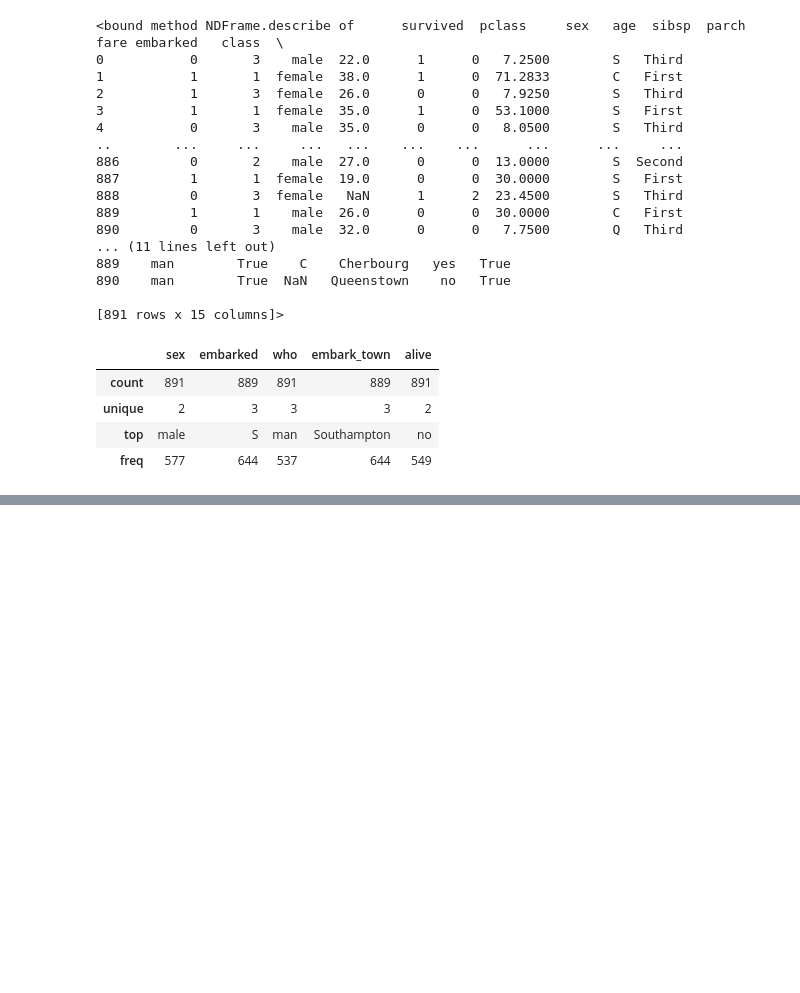
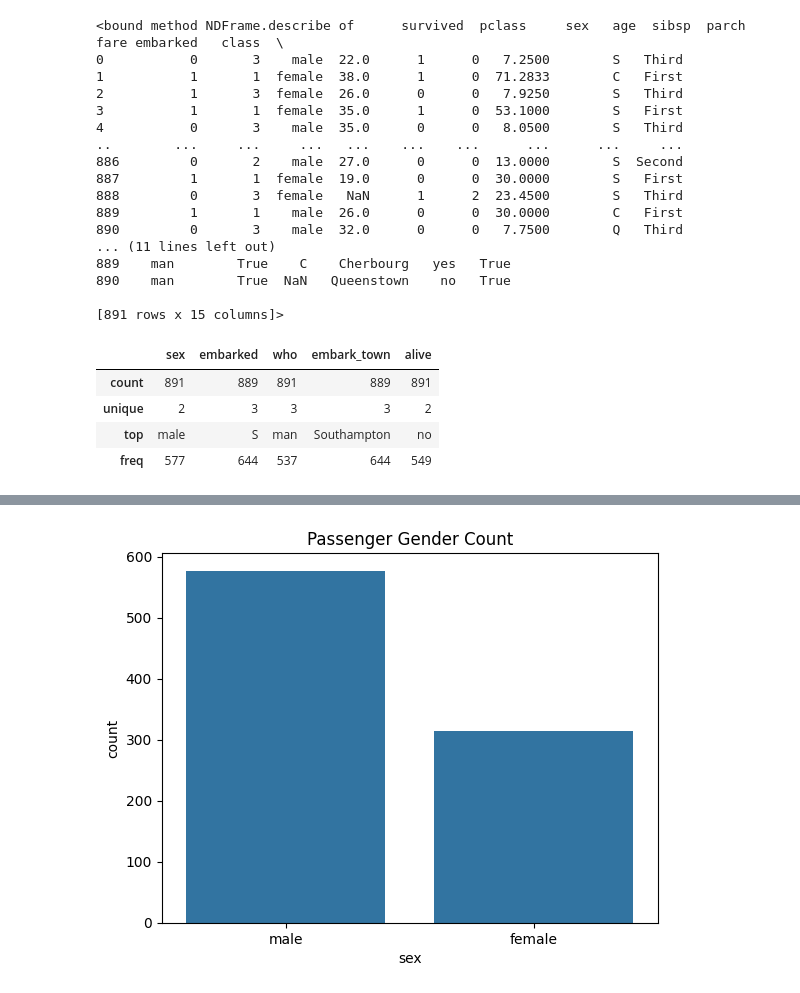
Before and after one commit to itssAayush/Fundamentals-of-machine-learning, a Jupyter notebook: seaborn/Lec1.ipynb, the cells around one changed output, grey strips where cells are left out. Cells and saved outputs as stored; diff of their text form; code cells hidden in the pictures; blank space fills up the shorter version.

```diff
--- a/seaborn/Lec1.ipynb
+++ b/seaborn/Lec1.ipynb
@@ -72,0 +85,8 @@ titanic.describe(include='object')
+# %%
+sns.countplot(x="sex", data=titanic)
+
+plt.title("Passenger Gender Count")
+
+plt.show()
+# %% [output]
+[figure, added]
```
Also changed, not shown: parts of 1 cell of this notebook.
